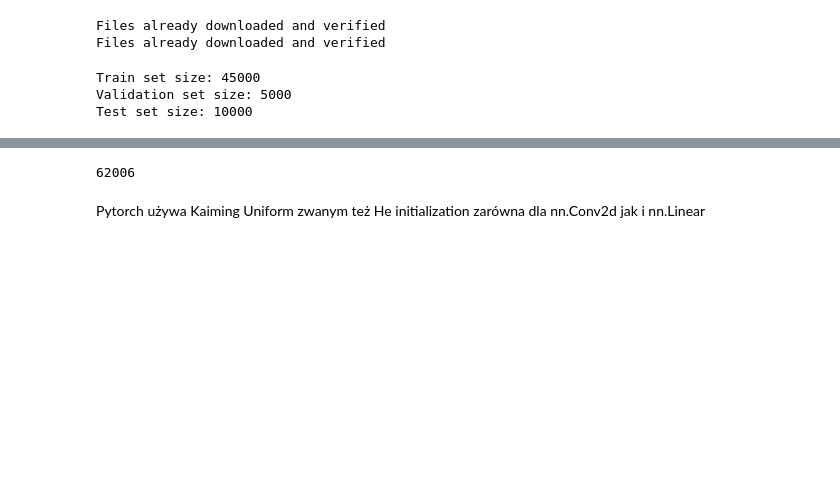
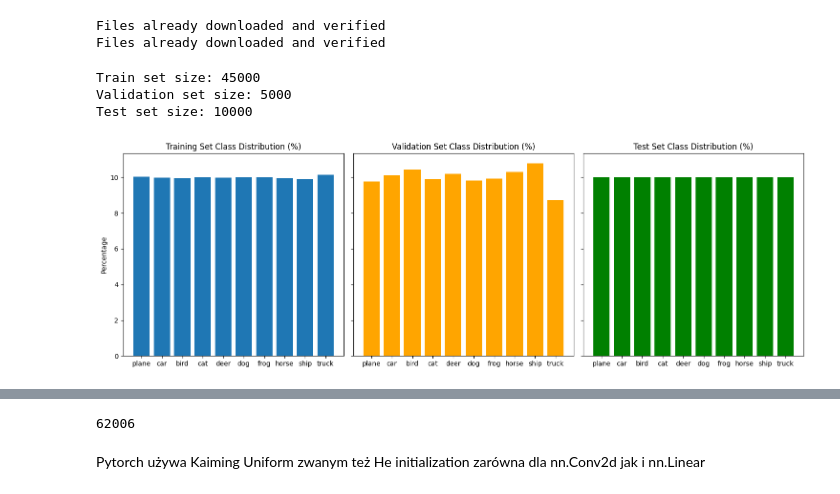
Before and after one commit to Spontaniczny/Image-recognition, a Jupyter notebook: lab2/lab2.ipynb, the cells around one changed output, grey strips where cells are left out. Saved outputs shown, nothing was run; the diff lists cells and outputs as text; code cells hidden in the pictures; blank space fills up the shorter version.

```diff
--- a/lab2/lab2.ipynb
+++ b/lab2/lab2.ipynb
@@ -42,4 +46,36 @@ print('Test set size:', len(test_set))
 Train set size: 45000
 Validation set size: 5000
 Test set size: 10000
+# %%
+def get_class_counts(dataset, classes):
+    counts = [0] * len(classes)
+    for data, label in dataset:
+        counts[label] += 1
+    return counts
+# %%
+import matplotlib.pyplot as plt
+
+train_counts = get_class_counts(train_subset, classes)
+val_counts = get_class_counts(val_subset, classes)
+test_counts = get_class_counts(test_set, classes)
+
+train_percentages = [count / sum(train_counts) * 100 for count in train_counts]
+val_percentages = [count / sum(val_counts) * 100 for count in val_counts]
+test_percentages = [count / sum(test_counts) * 100 for count in test_counts]
+
+fig, ax = plt.subplots(1, 3, figsize=(15, 5), sharey=True)
+ax[0].bar(classes, train_percentages)
+ax[0].set_title("Training Set Class Distribution (%)")
+ax[0].set_ylabel("Percentage")
+
+ax[1].bar(classes, val_percentages, color='orange')
+ax[1].set_title("Validation Set Class Distribution (%)")
+
+ax[2].bar(classes, test_percentages, color='green')
+ax[2].set_title("Test Set Class Distribution (%)")
+
+plt.tight_layout()
+plt.show()
+# %% [output]
+[figure, added]
 # %%
```
Also changed, not shown: parts of 29 cells of this notebook, 2 other files.
